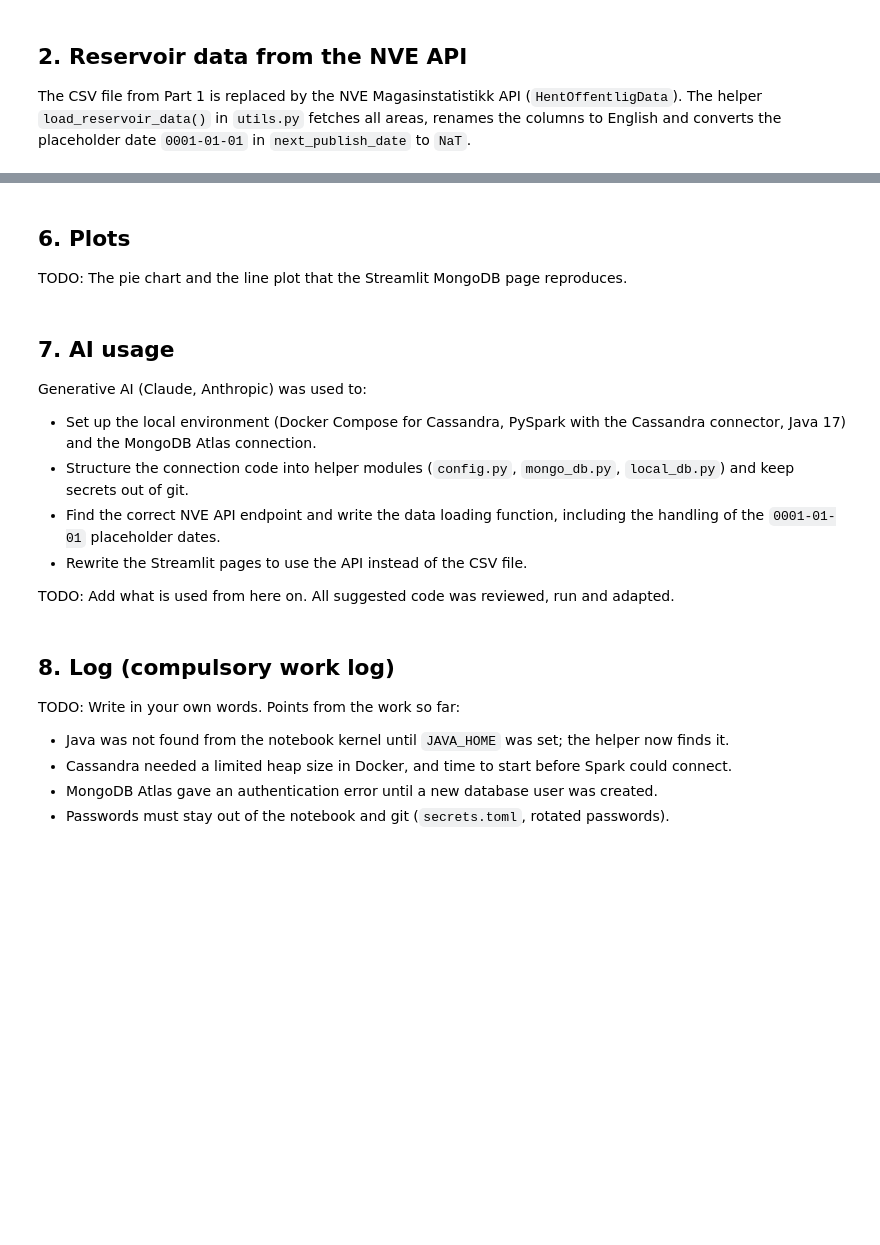
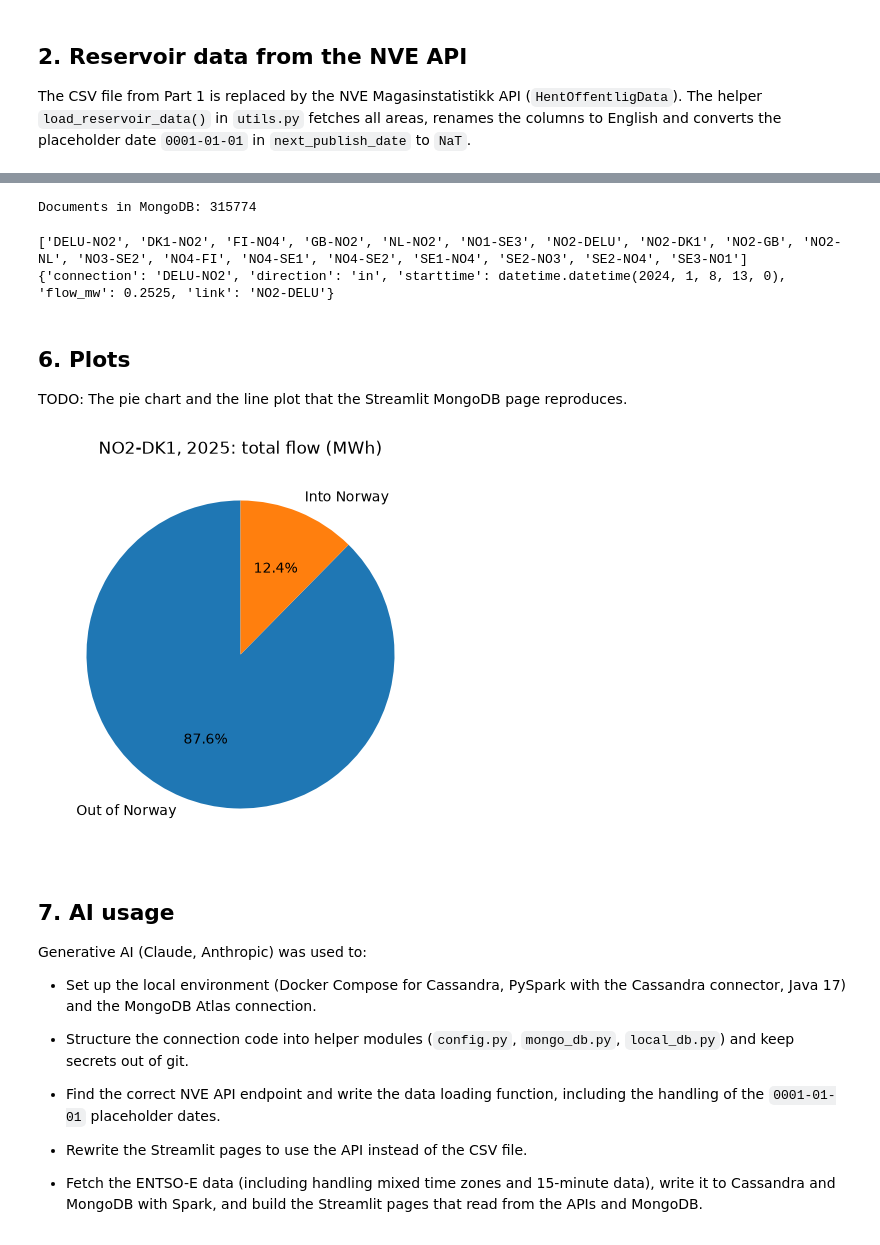
Before and after one commit to Kitteljl/IND320-app, a Jupyter notebook: IND320_part2.ipynb, the cells around one changed output, grey strips where cells are left out. Drawn from its saved outputs; the diff is of its cells as text; code cells hidden in the pictures; blank space fills up the shorter version.

```diff
--- a/IND320_part2.ipynb
+++ b/IND320_part2.ipynb
@@ -66,0 +358,27 @@ into MongoDB Atlas. Check that the document count matches.
+# %%
+from pyspark.sql import functions as F
+
+# Read the table back from Cassandra with Spark
+cdf = (spark.read.format("org.apache.spark.sql.cassandra")
+       .options(table="cross_border", keyspace="ind320").load())
+
+# Extract the relevant columns and curate:
+#  - keep only 2024-2025 in UTC (drops the single hour that fell in 2023)
+#  - drop missing values and duplicate rows
+curated = (
+    cdf.select("connection", "direction", "starttime", "flow_mw")
+       .where((F.col("starttime") >= "2024-01-01") & (F.col("starttime") < "2026-01-01"))
+       .dropna()
+       .dropDuplicates(["connection", "direction", "starttime"])
+)
+
+curated_pdf = pd.DataFrame([r.asDict() for r in curated.collect()])
+# One name per physical link, shared by both directions (always Norwegian zone first)
+parts = curated_pdf["connection"].str.split("-", expand=True)
+curated_pdf["link"] = parts[0] + "-" + parts[1]
+is_in = curated_pdf["direction"] == "in"
+curated_pdf.loc[is_in, "link"] = parts[1][is_in] + "-" + parts[0][is_in]
+
+print(curated_pdf["link"].nunique(), sorted(curated_pdf["link"].unique()))
+print(curated_pdf.shape)
+curated_pdf.groupby(["connection", "direction"]).size().head(3)
@@ -67,7 +393,43 @@ into MongoDB Atlas. Check that the document count matches.
+# %%
+from mongo_db import get_mongo_db
+
+col = get_mongo_db()["cross_border"]
+col.delete_many({})                       # safe to rerun
+
+records = curated_pdf.to_dict("records")
+for i in range(0, len(records), 20_000):  # insert in chunks
+    col.insert_many(records[i:i + 20_000], ordered=False)
+
+# Index that matches how the Streamlit page filters the data
+col.create_index([("link", 1), ("direction", 1), ("starttime", 1)])
+print("Documents in MongoDB:", col.count_documents({}))
+# %% [output]
+Documents in MongoDB: 315774
+# %%
+print(col.distinct("connection"))
+print(col.find_one({}, {"_id": 0}))
+# %% [output]
+['DELU-NO2', 'DK1-NO2', 'FI-NO4', 'GB-NO2', 'NL-NO2', 'NO1-SE3', 'NO2-DELU', 'NO2-DK1', 'NO2-GB', 'NO2-NL', 'NO3-SE2', 'NO4-FI', 'NO4-SE1', 'NO4-SE2', 'SE1-NO4', 'SE2-NO3', 'SE2-NO4', 'SE3-NO1']
+{'connection': 'DELU-NO2', 'direction': 'in', 'starttime': datetime.datetime(2024, 1, 8, 13, 0), 'flow_mw': 0.2525, 'link': 'NO2-DELU'}
 # %% [markdown]
 ## 6. Plots
 
 TODO: The pie chart and the line plot that the Streamlit MongoDB page reproduces.
+# %%
+# Choose one link and one year
+LINK = "NO2-DK1"
+YEAR = 2025
+
+d = curated_pdf[(curated_pdf["link"] == LINK) & (curated_pdf["starttime"].dt.year == YEAR)]
+totals = d.groupby("direction")["flow_mw"].sum()   # hourly MW summed = MWh
+
+plt.figure(figsize=(5, 5))
+plt.pie([totals["out"], totals["in"]],
+        labels=["Out of Norway", "Into Norway"], autopct="%1.1f%%", startangle=90)
+plt.title(f"{LINK}, {YEAR}: total flow (MWh)")
+plt.show()
+# %% [output]
+[figure, added]
 # %% [markdown]
 ## 7. AI usage
 
@@ -80,12 +442,4 @@ Generative AI (Claude, Anthropic) was used to:
   handling of the `0001-01-01` placeholder dates.
 - Rewrite the Streamlit pages to use the API instead of the CSV file.
 
-TODO: Add what is used from here on. All suggested code was reviewed, run and adapted.
+- Fetch the ENTSO-E data (including handling mixed time zones and 15-minute data), write it to Cassandra and MongoDB with Spark, and build the Streamlit pages that read from the APIs and MongoDB.
-# %% [markdown]
-## 8. Log (compulsory work log)
-
-TODO: Write in your own words. Points from the work so far:
-- Java was not found from the notebook kernel until `JAVA_HOME` was set; the helper now finds it.
-- Cassandra needed a limited heap size in Docker, and time to start before Spark could connect.
-- MongoDB Atlas gave an authentication error until a new database user was created.
-- Passwords must stay out of the notebook and git (`secrets.toml`, rotated passwords).
```
Also changed, not shown: parts of 21 cells of this notebook, 5 other files.
